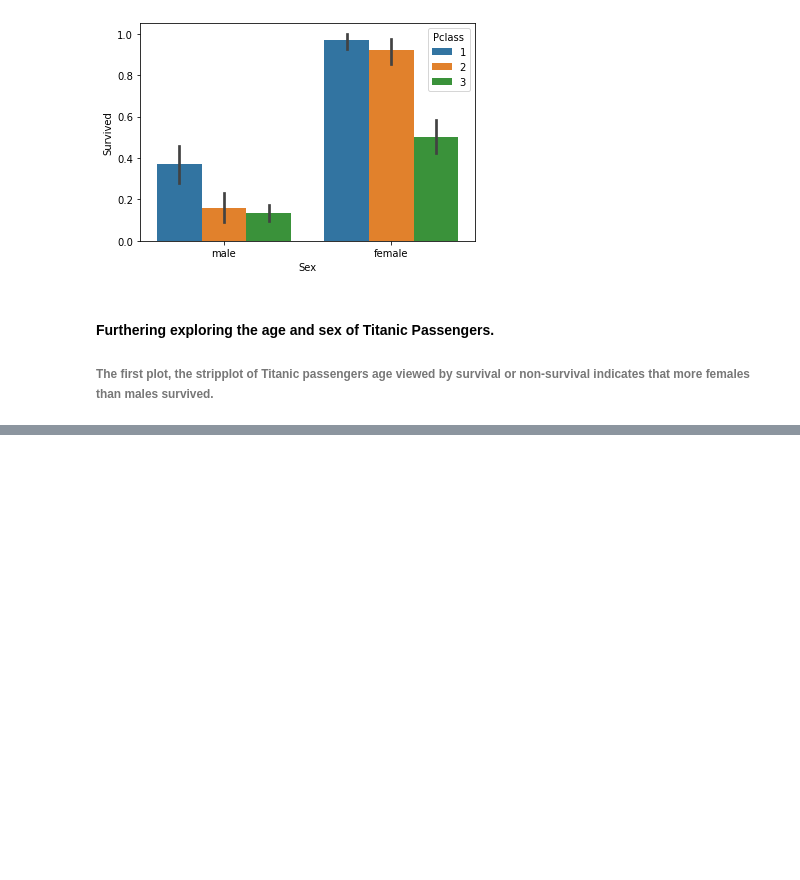
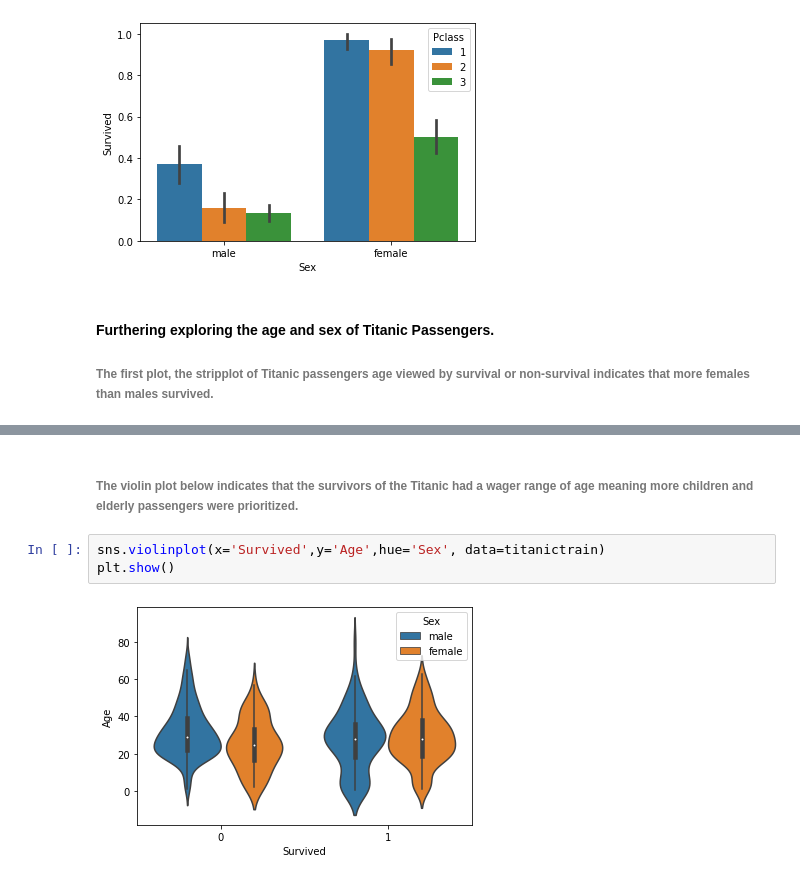
Before and after one commit to Thop2/TitanicSurvivalPrediction, a Jupyter notebook: TitanicEDA.ipynb, the cells around one changed output, grey strips where cells are left out. Cells and saved outputs as stored; diff of their text form; blank space fills up the shorter version.

```diff
--- a/TitanicEDA.ipynb
+++ b/TitanicEDA.ipynb
@@ -135,0 +141,7 @@ sns.barplot(x='Sex', y='Survived', hue='Pclass', data=titanictrain)
+# %% [markdown]
+###### The violin plot below indicates that the survivors of the Titanic had a wager range of age meaning more children and elderly passengers were prioritized.
+# %%
+sns.violinplot(x='Survived',y='Age',hue='Sex', data=titanictrain)
+plt.show()
+# %% [output]
+[figure, added]
```
Also changed, not shown: parts of 1 cell of this notebook.
